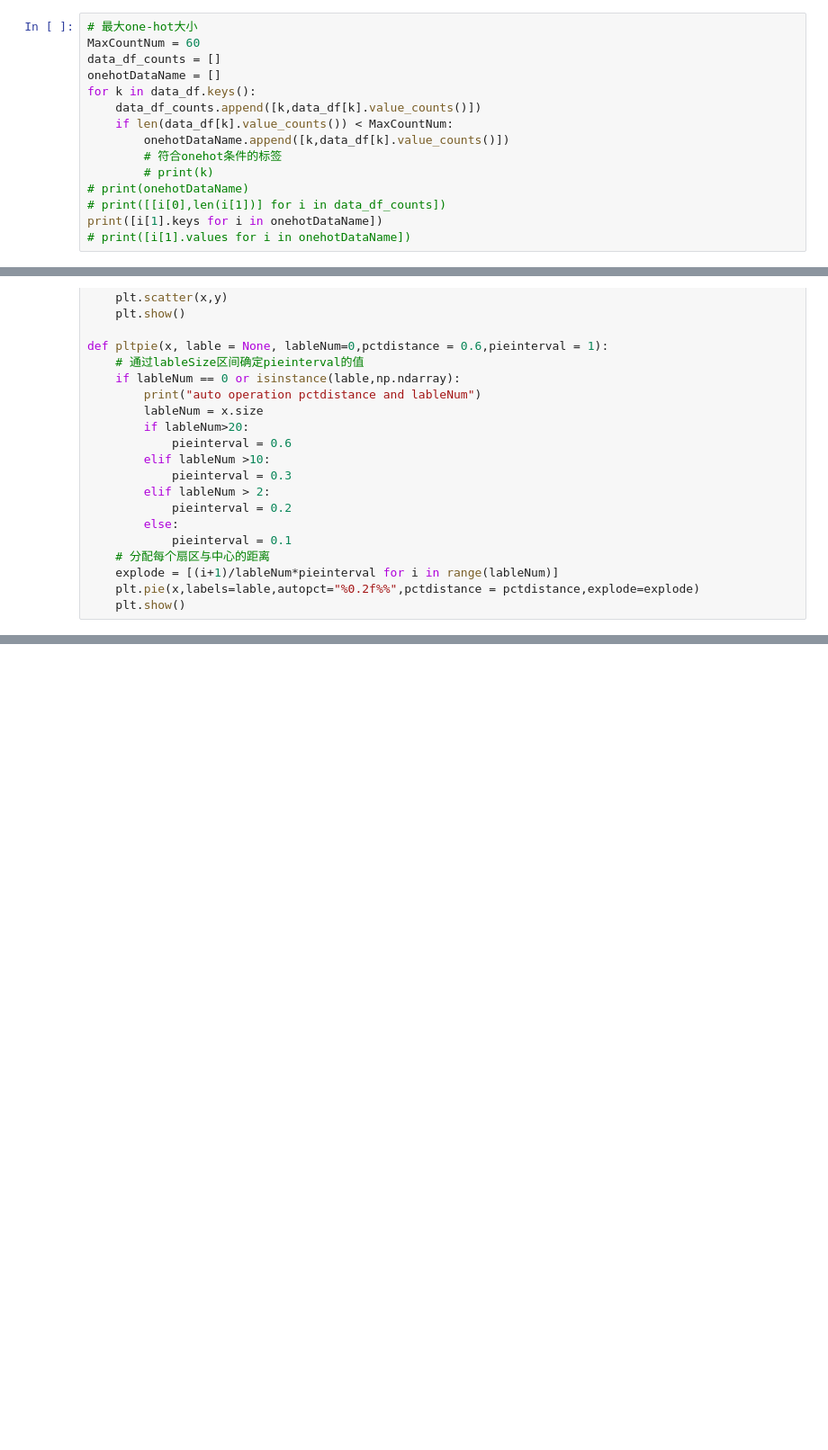
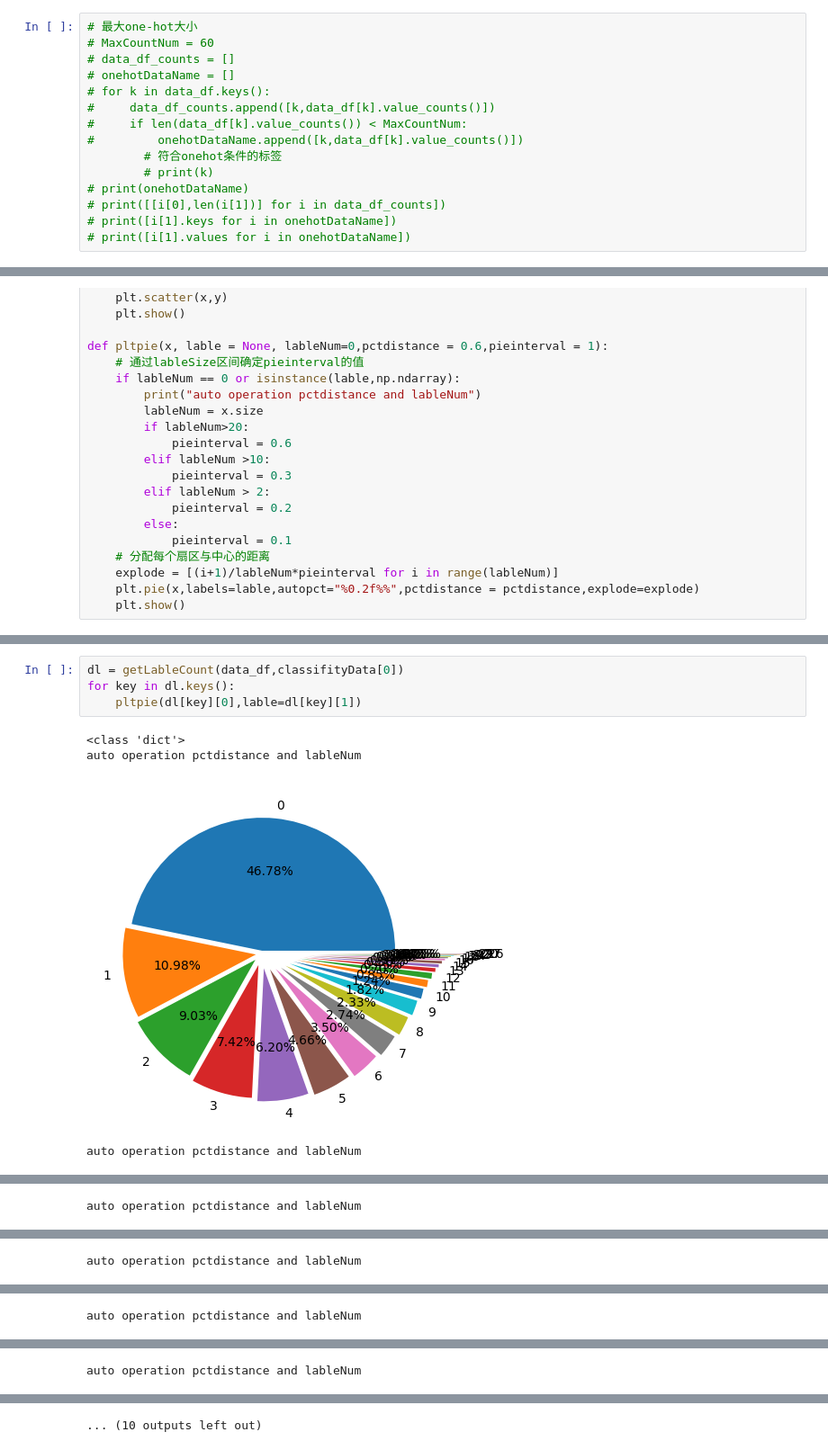
Before and after one commit to lingltang/LML, a Jupyter notebook: tx/02_nlp/basic/TxAnalyze.ipynb, the cells around one changed output, grey strips where cells are left out. Shown at 90% size. Saved outputs shown, nothing was run; the diff lists cells and outputs as text; blank space fills up the shorter version.

```diff
--- a/tx/02_nlp/basic/TxAnalyze.ipynb
+++ b/tx/02_nlp/basic/TxAnalyze.ipynb
@@ -73,16 +55,16 @@ Revenue                   收入
 '\nAdministrative            管理的\nAdministrative_Duration   管理持续时间\nInformational             信息性\nInformational_Duration    信息_持续时间\nProductRelated            产品相关\nProductRelated_Duration   产品相关持续时间 ...
 # %%
 # 最大one-hot大小
-MaxCountNum = 60
-data_df_counts = []
-onehotDataName = []
-for k in data_df.keys():
-    data_df_counts.append([k,data_df[k].value_counts()])
-    if len(data_df[k].value_counts()) < MaxCountNum:
-        onehotDataName.append([k,data_df[k].value_counts()])
+# MaxCountNum = 60
+# data_df_counts = []
+# onehotDataName = []
+# for k in data_df.keys():
+#     data_df_counts.append([k,data_df[k].value_counts()])
+#     if len(data_df[k].value_counts()) < MaxCountNum:
+#         onehotDataName.append([k,data_df[k].value_counts()])
         # 符合onehot条件的标签
         # print(k)
 # print(onehotDataName)
 # print([[i[0],len(i[1])] for i in data_df_counts])
-print([i[1].keys for i in onehotDataName])
+# print([i[1].keys for i in onehotDataName])
 # print([i[1].values for i in onehotDataName])
@@ -185,0 +193,9 @@ data_df.fillna(0)
+# %%
+dl = getLableCount(data_df,classifityData[0])
+for key in dl.keys():
+    pltpie(dl[key][0],lable=dl[key][1])
+# %% [output]
+<class 'dict'>
+auto operation pctdistance and lableNum
+[figure, added]
+auto operation pctdistance and lableNum
@@ -185,0 +203 @@ data_df.fillna(0)
+auto operation pctdistance and lableNum
@@ -185,0 +205 @@ data_df.fillna(0)
+auto operation pctdistance and lableNum
@@ -185,0 +207 @@ data_df.fillna(0)
+auto operation pctdistance and lableNum
@@ -185,0 +209 @@ data_df.fillna(0)
+auto operation pctdistance and lableNum
@@ -185,0 +211 @@ data_df.fillna(0)
+... (10 outputs left out)
```
Also changed, not shown: parts of 13 cells of this notebook.
